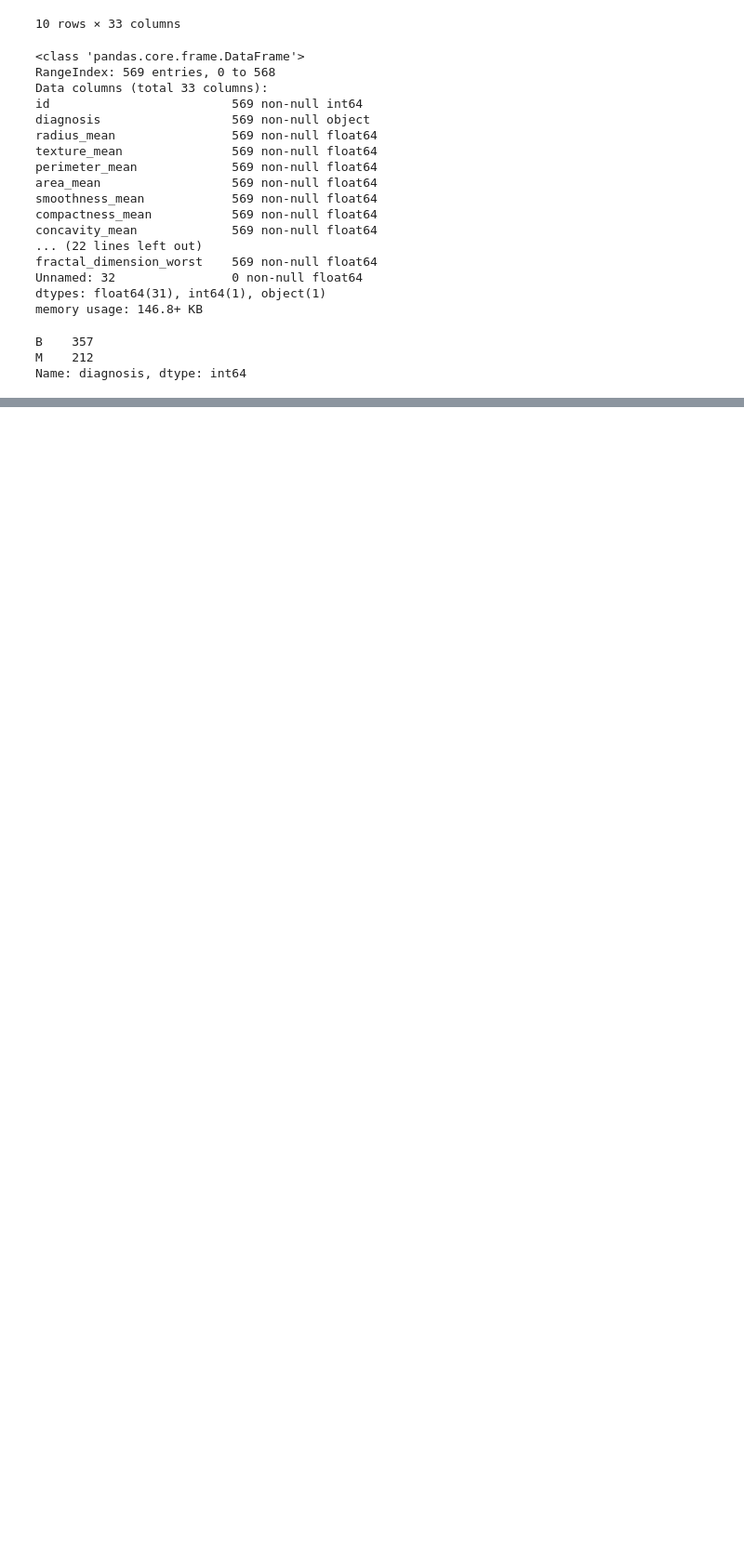
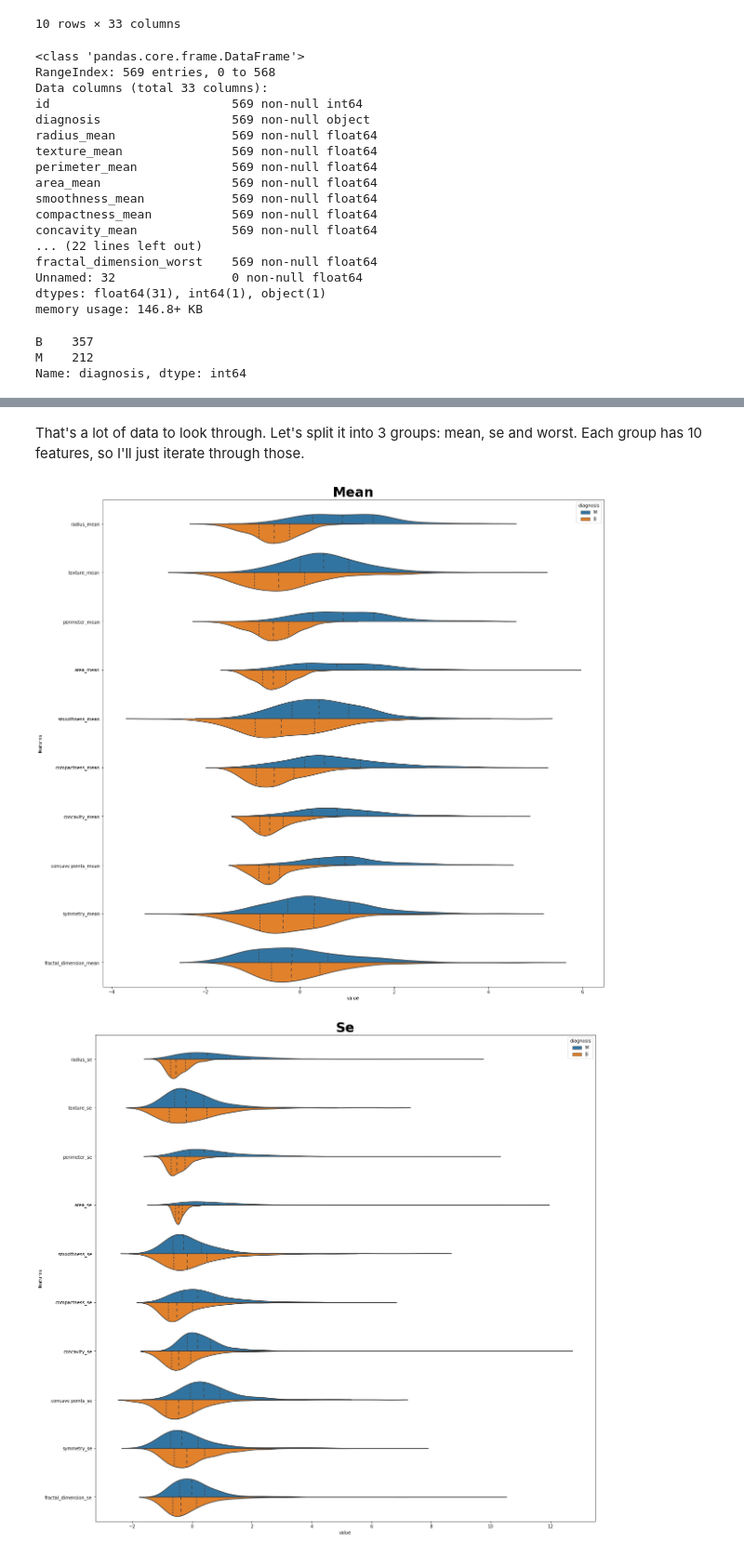
Before and after one commit to marcinsola/breast-cancer-analysis, a Jupyter notebook: breast-cancer-analysis.ipynb, the cells around one changed output, grey strips where cells are left out. Shown at 93% size. Saved outputs shown, nothing was run; the diff lists cells and outputs as text; code cells hidden in the pictures; blank space fills up the shorter version.

```diff
--- a/breast-cancer-analysis.ipynb
+++ b/breast-cancer-analysis.ipynb
@@ -69,0 +135,15 @@ data.hist(figsize=(20, 20));
+# %% [markdown]
+That's a lot of data to look through. Let's split it into 3 groups: mean, se and worst. Each group has 10 features, so I'll just iterate through those.
+# %%
+for i in range(0, 21, 10):
+    plt_data = pd.concat([y, standardized.iloc[:, i:i+10]], axis=1)
+    plt_data = pd.melt(plt_data, id_vars='diagnosis', var_name='features')
+    plt.figure(figsize=(20, 20));
+    plt.title(plt_data.features[0].split('_')[1].title(),fontdict={
+        'fontsize': 30,
+        'fontweight': 'bold'
+    })
+    sns.violinplot(x='value', y='features', hue='diagnosis', data=plt_data, split=True, inner='quart');
+# %% [output]
+[figure, added]
+[figure, added]
```
Also changed, not shown: parts of 15 cells of this notebook.
